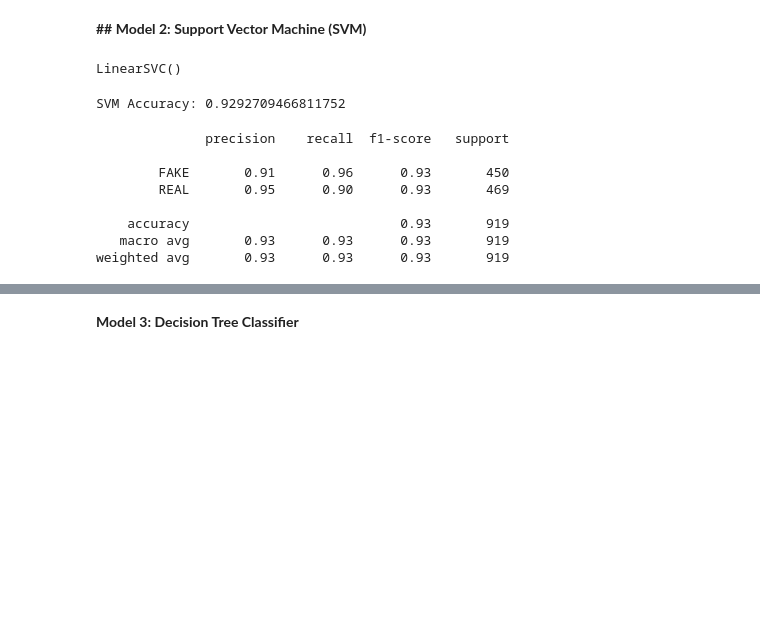
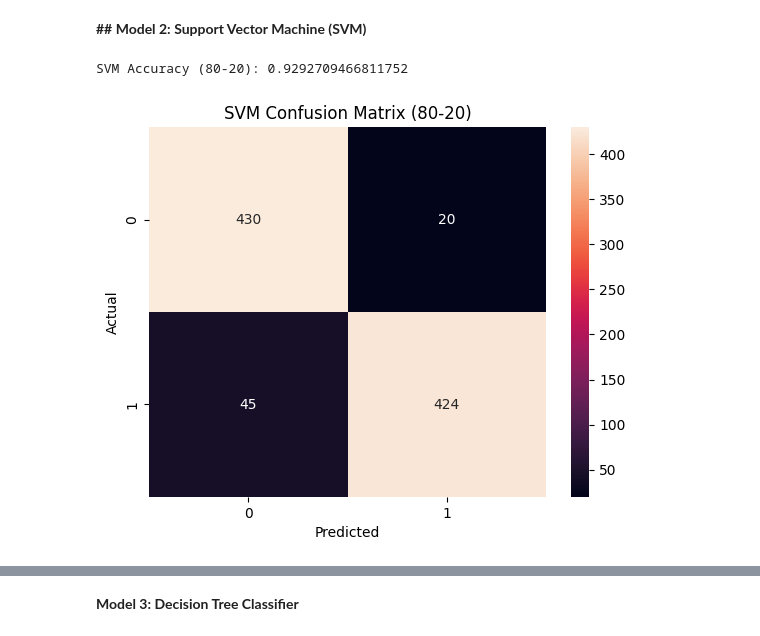
Before and after one commit to AkhilKrishna016/fake-news-detection-ml, a Jupyter notebook: fake_news_models.ipynb, the cells around one changed output, grey strips where cells are left out. Saved outputs shown, nothing was run; the diff lists cells and outputs as text; code cells hidden in the pictures; blank space fills up the shorter version.

Commit message:
done changes in svm model by Same data splits Same evaluation method Fair comparison

```diff
--- a/fake_news_models.ipynb
+++ b/fake_news_models.ipynb
@@ -112,28 +112,3 @@ plt.show()
 [figure]
 # %% [markdown]
 **## Model 2: Support Vector Machine (SVM)**
-# %%
-from sklearn.svm import LinearSVC
-
-svm_model = LinearSVC()
-
-svm_model.fit(X_train, y_train)
-# %% [output]
-LinearSVC()
-# %%
-svm_pred = svm_model.predict(X_test)
-
-print("SVM Accuracy:", accuracy_score(y_test, svm_pred))
-# %% [output]
-SVM Accuracy: 0.9292709466811752
-# %%
-print(classification_report(y_test, svm_pred))
-# %% [output]
-              precision    recall  f1-score   support
-
-        FAKE       0.91      0.96      0.93       450
-        REAL       0.95      0.90      0.93       469
-
-    accuracy                           0.93       919
-   macro avg       0.93      0.93      0.93       919
-weighted avg       0.93      0.93      0.93       919
@@ -139,0 +122,19 @@ weighted avg       0.93      0.93      0.93       919
+# %%
+# ---------- 80-20 ----------
+svm_80 = LinearSVC()
+svm_80.fit(X_train_80, y_train_80)
+
+pred_svm_80 = svm_80.predict(X_test_80)
+
+print("SVM Accuracy (80-20):", accuracy_score(y_test_80, pred_svm_80))
+
+cm_svm_80 = confusion_matrix(y_test_80, pred_svm_80)
+
+sns.heatmap(cm_svm_80, annot=True, fmt='d')
+plt.title("SVM Confusion Matrix (80-20)")
+plt.xlabel("Predicted")
+plt.ylabel("Actual")
+plt.show()
+# %% [output]
+SVM Accuracy (80-20): 0.9292709466811752
+[figure, added]
```
Also changed, not shown: parts of 2 cells of this notebook.
